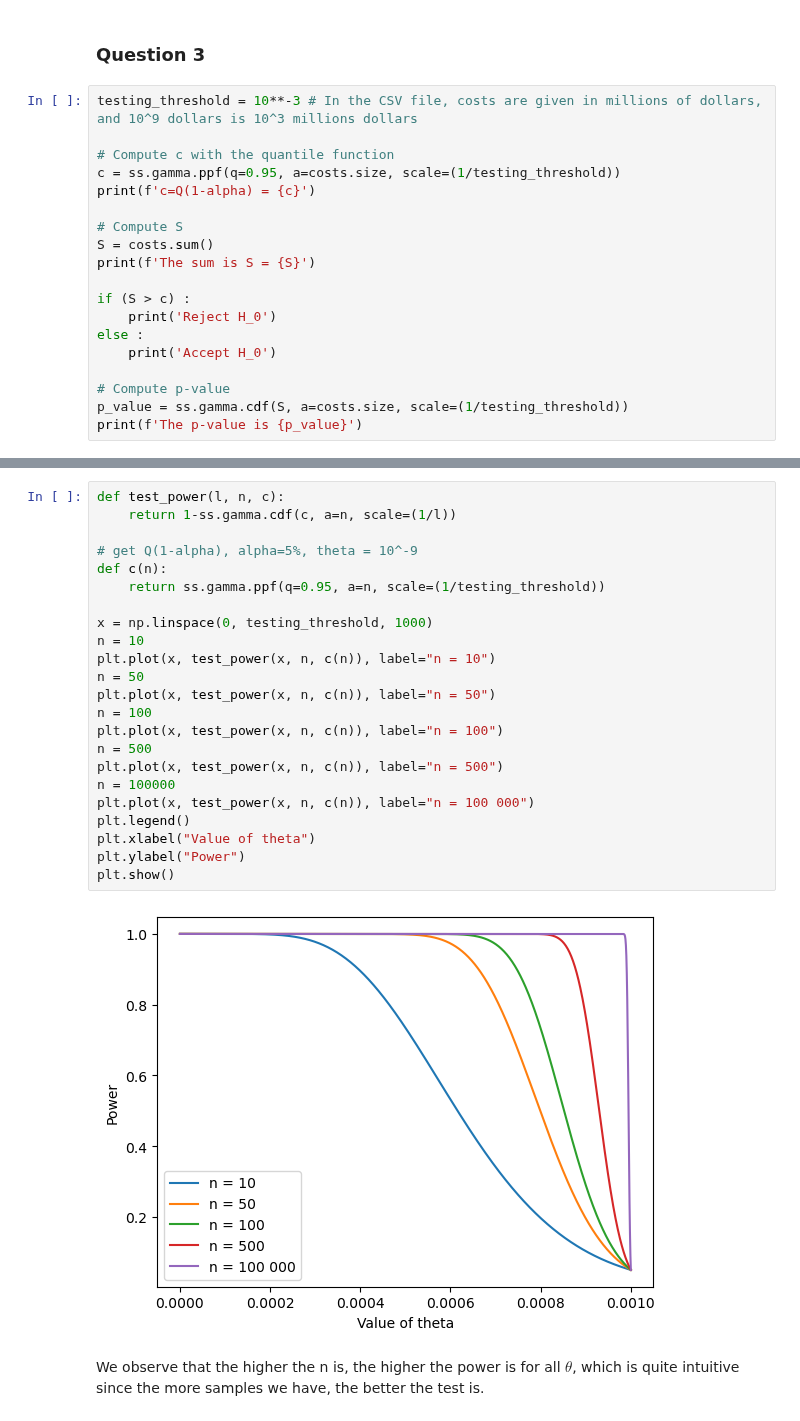
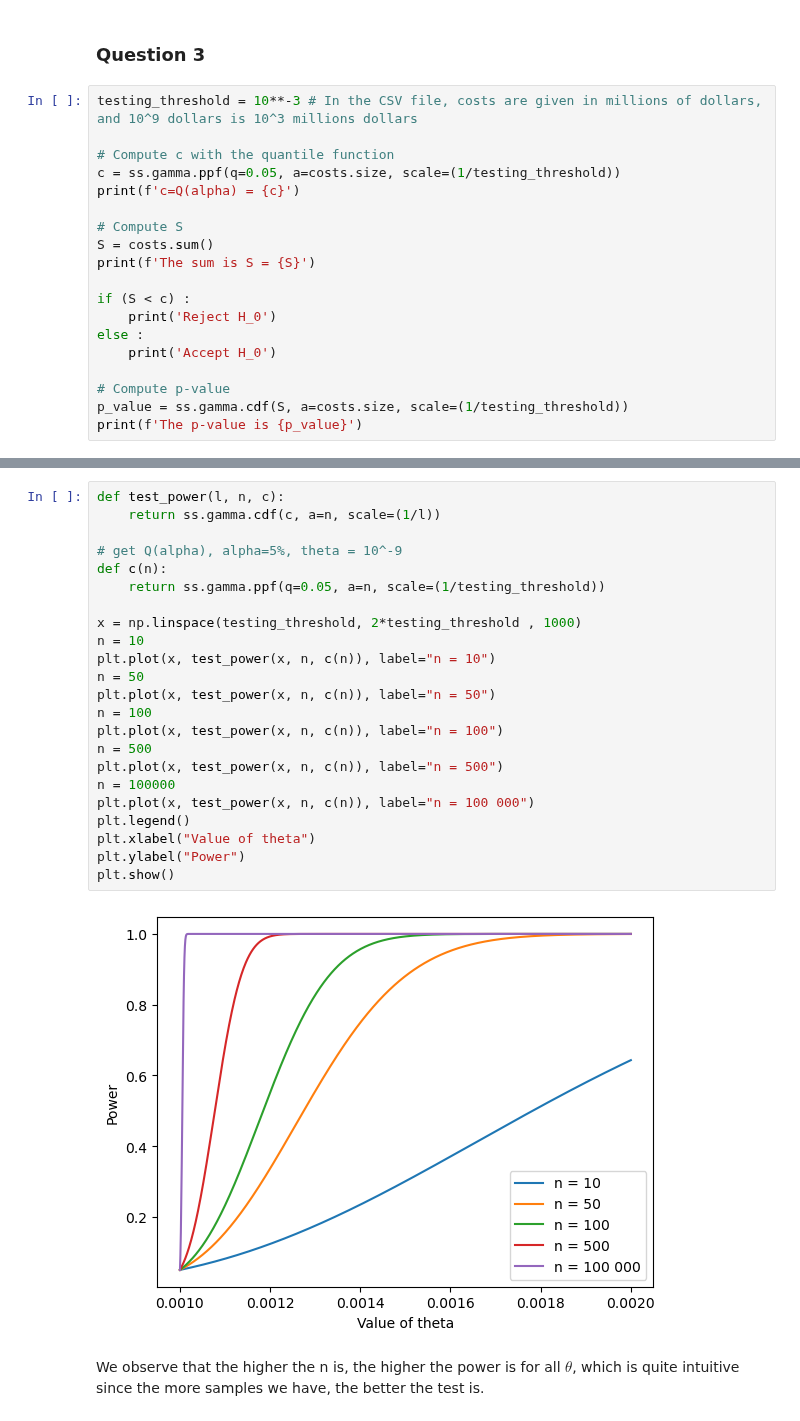
Before and after one commit to turbobato/projet_stats_2A, a Jupyter notebook: project_JAZERON_Guilhem.ipynb, the cells around one changed output, grey strips where cells are left out. Saved outputs shown, nothing was run; the diff lists cells and outputs as text.

```diff
--- a/project.ipynb
+++ b/project_JAZERON_Guilhem.ipynb
@@ -291,14 +293,14 @@ Then, $c = Q(1-\alpha)$ and the test is $\delta(x)=\mathrm{1}_{\{S > Q(1-\alpha)
 testing_threshold = 10**-3 # In the CSV file, costs are given in millions of dollars, and 10^9 dollars is 10^3 millions dollars
 
 # Compute c with the quantile function
-c = ss.gamma.ppf(q=0.95, a=costs.size, scale=(1/testing_threshold))
-print(f'c=Q(1-alpha) = {c}')
+c = ss.gamma.ppf(q=0.05, a=costs.size, scale=(1/testing_threshold))
+print(f'c=Q(alpha) = {c}')
 
 # Compute S
 S = costs.sum()
 print(f'The sum is S = {S}')
 
-if (S > c) :
+if (S < c) :
     print('Reject H_0')
 else :
     print('Accept H_0')
@@ -335,28 +339,28 @@ There is a false positive when $S < Q(1-\alpha)$ with $\theta < 10^{-9}$, which
 # %%
 def test_power(l, n, c):
-    return 1-ss.gamma.cdf(c, a=n, scale=(1/l))
+    return ss.gamma.cdf(c, a=n, scale=(1/l))
 
-# get Q(1-alpha), alpha=5%, theta = 10^-9
+# get Q(alpha), alpha=5%, theta = 10^-9
 def c(n):
-    return ss.gamma.ppf(q=0.95, a=n, scale=(1/testing_threshold))
+    return ss.gamma.ppf(q=0.05, a=n, scale=(1/testing_threshold))
 
-x = np.linspace(0, testing_threshold, 1000)
+x = np.linspace(testing_threshold, 2*testing_threshold , 1000)
 n = 10
 plt.plot(x, test_power(x, n, c(n)), label="n = 10")
 n = 50
 plt.plot(x, test_power(x, n, c(n)), label="n = 50")
 n = 100
 plt.plot(x, test_power(x, n, c(n)), label="n = 100")
 n = 500
 plt.plot(x, test_power(x, n, c(n)), label="n = 500")
 n = 100000
 plt.plot(x, test_power(x, n, c(n)), label="n = 100 000")
 plt.legend()
 plt.xlabel("Value of theta")
 plt.ylabel("Power")
 plt.show()
 # %% [output]
-[figure, old version]
+[figure, new version]
 # %% [markdown]
 We observe that the higher the n is, the higher the power is for all $\theta$, which is quite intuitive since the more samples we have, the better the test is.
 # %% [markdown]
```
Also changed, not shown: parts of 13 cells of this notebook.
